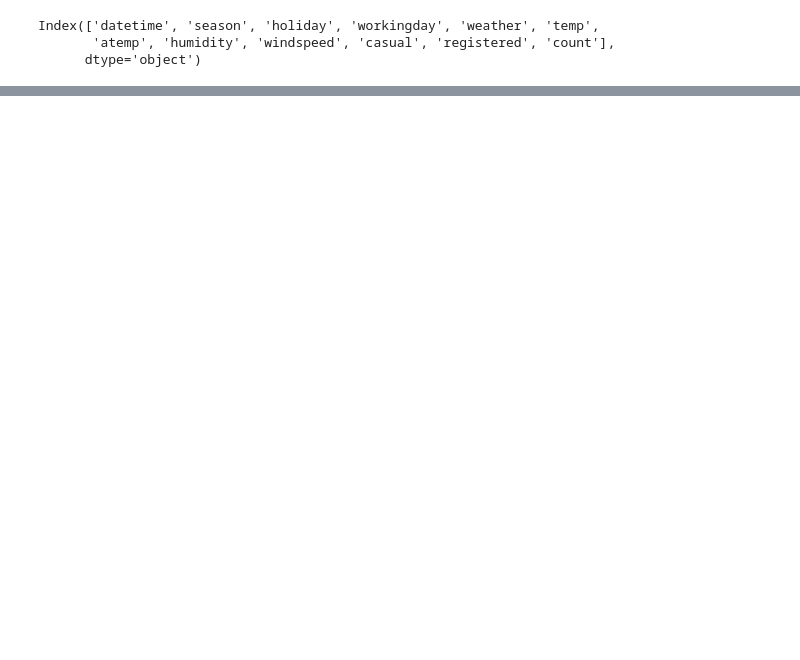
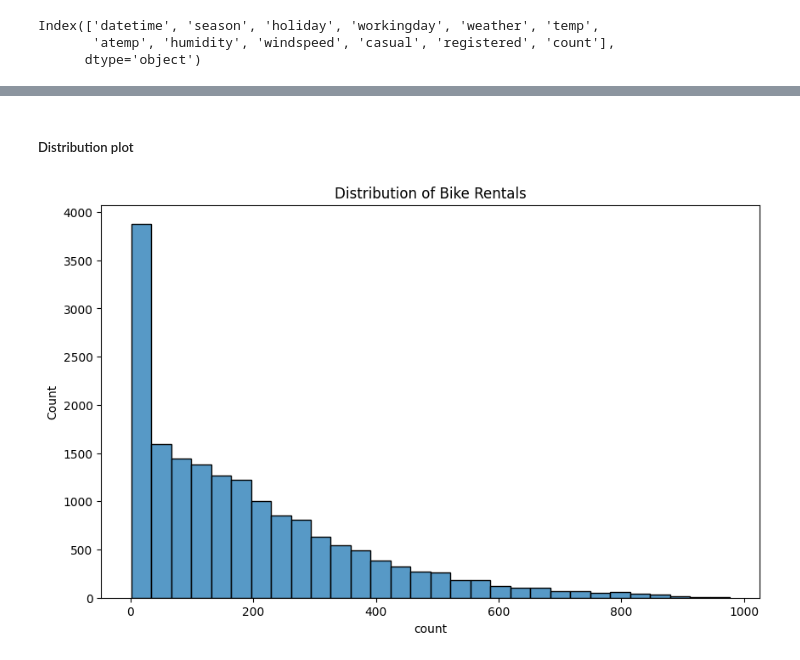
Before and after one commit to PrajwalLuitel/lambton_college_assessments, a Jupyter notebook: social_media_analytics/lab_4/labwork.ipynb, the cells around one changed output, grey strips where cells are left out. Saved outputs shown, nothing was run; the diff lists cells and outputs as text; code cells hidden in the pictures; blank space fills up the shorter version.

```diff
--- a/social_media_analytics/lab_4/labwork.ipynb
+++ b/social_media_analytics/lab_4/labwork.ipynb
@@ -26,0 +44,7 @@ Index(['datetime', 'season', 'holiday', 'workingday', 'weather', 'temp',
+# %%
+df['datetime'] = pd.to_datetime(df['datetime'])
+df['hour'] = df['datetime'].dt.hour
+df['day'] = df['datetime'].dt.day
+df['month'] = df['datetime'].dt.month
+df['year'] = df['datetime'].dt.year
+df['dayofweek'] = df['datetime'].dt.dayofweek
@@ -26,0 +53,5 @@ Index(['datetime', 'season', 'holiday', 'workingday', 'weather', 'temp',
+# %%
+df['is_peak_hour'] = df['hour'].apply(lambda x: 1 if (x >= 7 and x <= 9) or (x >= 16 and x <= 18) else 0)
+
+print("\nFeatures created from datetime:")
+df[['hour', 'day', 'month', 'year', 'dayofweek', 'is_peak_hour']].head()
@@ -26,0 +79,9 @@ Index(['datetime', 'season', 'holiday', 'workingday', 'weather', 'temp',
+# %% [markdown]
+##### Distribution plot
+# %%
+plt.figure(figsize=(10, 6))
+sns.histplot(df['count'], bins=30)
+plt.title('Distribution of Bike Rentals')
+plt.show()
+# %% [output]
+[figure, added]
```
Also changed, not shown: parts of 48 cells of this notebook.
